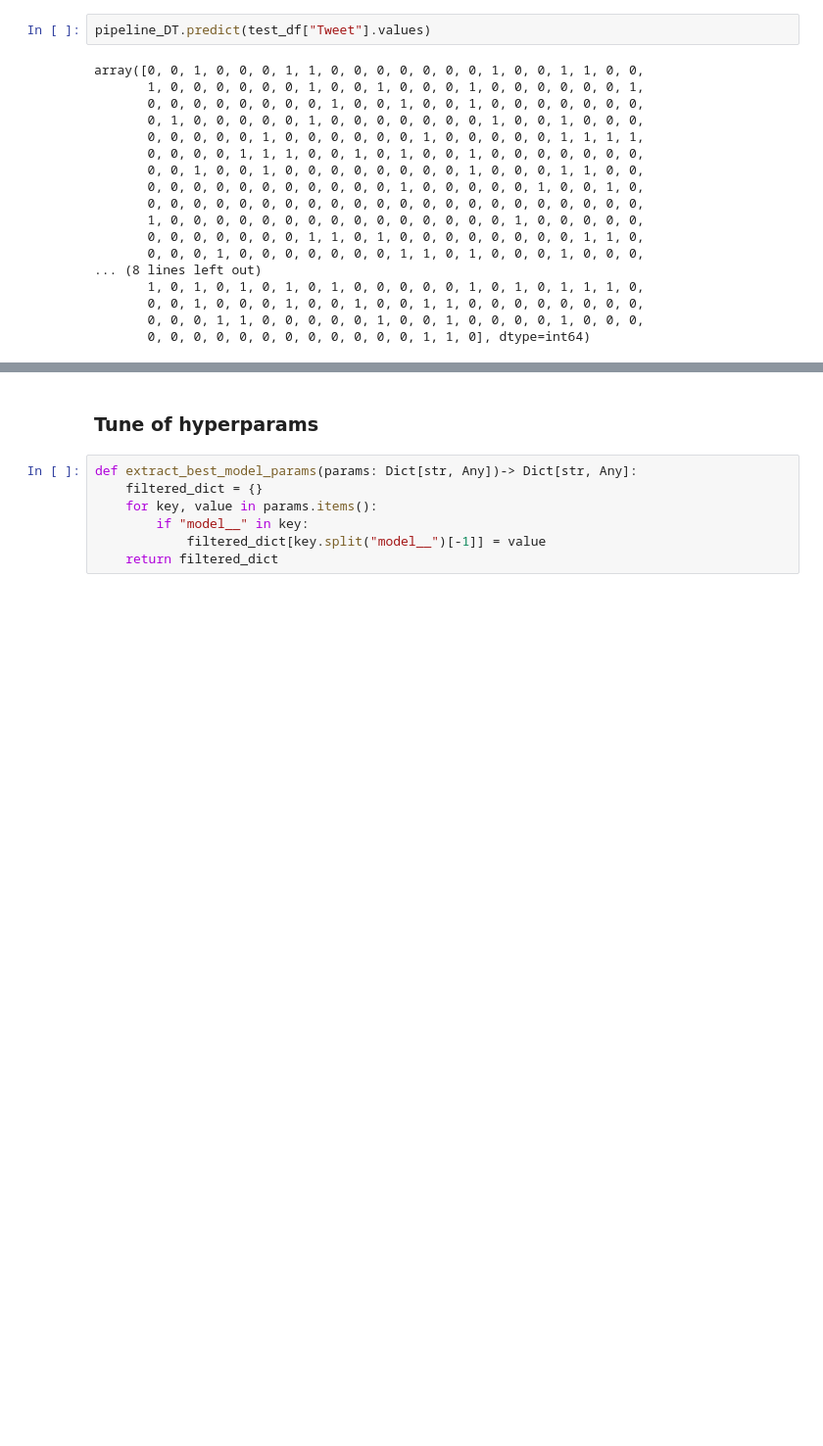
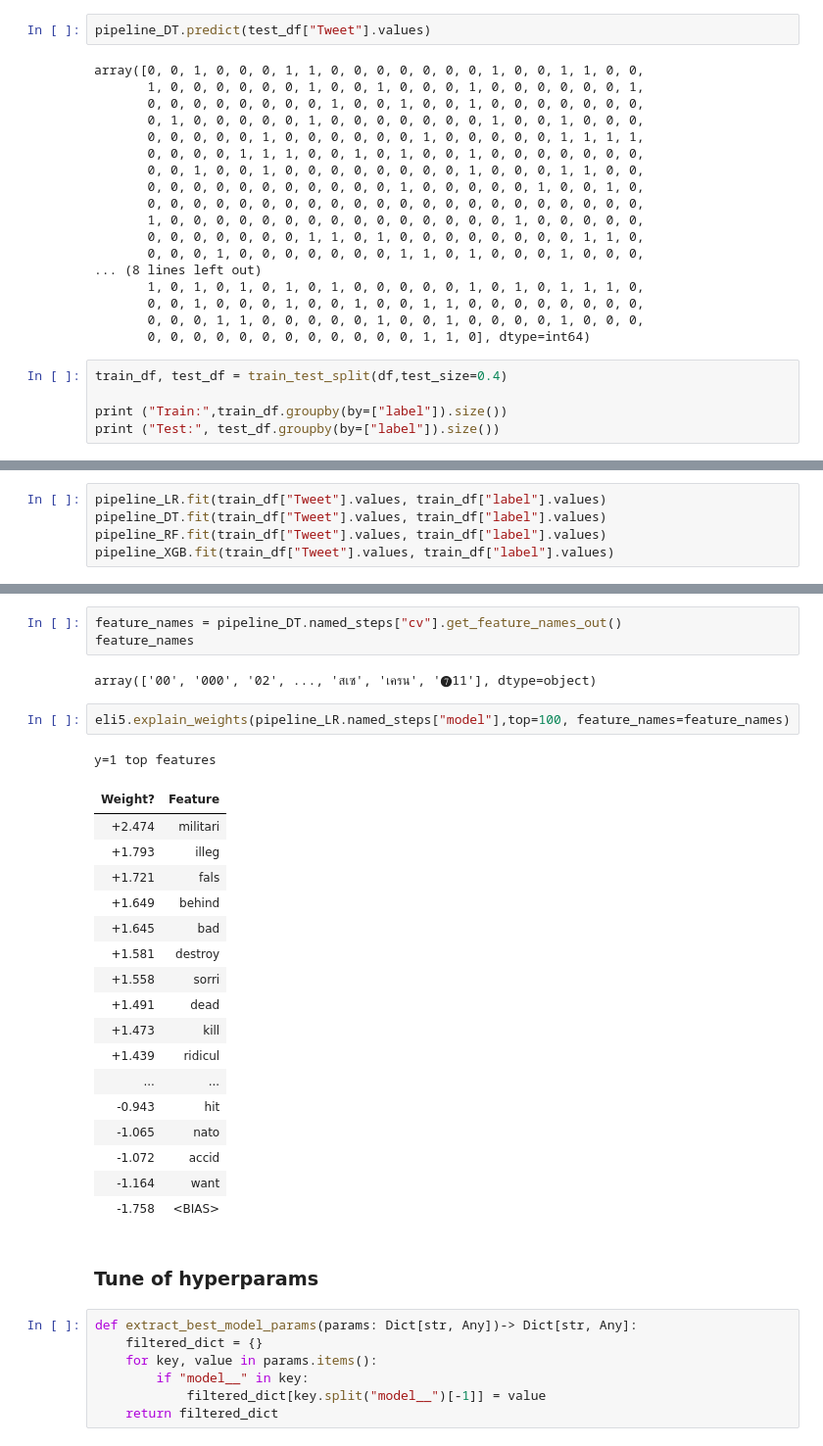
Before and after one commit to stabuzi/ML-tveets-about-Ukrain-analysis, a Jupyter notebook: notebooks/modelling.ipynb, the cells around one changed output, grey strips where cells are left out. Shown: that part at 98% size. Cells and saved outputs as stored; diff of their text form; blank space fills up the shorter version.

```diff
--- a/notebooks/modelling.ipynb
+++ b/notebooks/modelling.ipynb
@@ -585,3 +594,8 @@ array([0, 0, 1, 0, 0, 0, 1, 1, 0, 0, 0, 0, 0, 0, 0, 1, 0, 0, 1, 1, 0, 0,
        0, 0, 1, 0, 0, 0, 1, 0, 0, 1, 0, 0, 1, 1, 0, 0, 0, 0, 0, 0, 0, 0,
        0, 0, 0, 1, 1, 0, 0, 0, 0, 0, 1, 0, 0, 1, 0, 0, 0, 0, 1, 0, 0, 0,
        0, 0, 0, 0, 0, 0, 0, 0, 0, 0, 0, 0, 1, 1, 0], dtype=int64)
+# %%
+train_df, test_df = train_test_split(df,test_size=0.4)
+
+print ("Train:",train_df.groupby(by=["label"]).size())
+print ("Test:", test_df.groupby(by=["label"]).size())
@@ -587,0 +611,5 @@ array([0, 0, 1, 0, 0, 0, 1, 1, 0, 0, 0, 0, 0, 0, 0, 1, 0, 0, 1, 1, 0, 0,
+# %%
+pipeline_LR.fit(train_df["Tweet"].values, train_df["label"].values)
+pipeline_DT.fit(train_df["Tweet"].values, train_df["label"].values)
+pipeline_RF.fit(train_df["Tweet"].values, train_df["label"].values)
+pipeline_XGB.fit(train_df["Tweet"].values, train_df["label"].values)
@@ -588,3 +671,29 @@ array([0, 0, 1, 0, 0, 0, 1, 1, 0, 0, 0, 0, 0, 0, 0, 1, 0, 0, 1, 1, 0, 0,
+# %%
+feature_names = pipeline_DT.named_steps["cv"].get_feature_names_out()
+feature_names
+# %% [output]
+array(['00', '000', '02', ..., 'สเซ', 'เครน', '❼11'], dtype=object)
+# %%
+eli5.explain_weights(pipeline_LR.named_steps["model"],top=100, feature_names=feature_names)
+# %% [output]
+y=1 top features
+| Weight? | Feature |
+| +2.474 | militari |
+| +1.793 | illeg |
+| +1.721 | fals |
+| +1.649 | behind |
+| +1.645 | bad |
+| +1.581 | destroy |
+| +1.558 | sorri |
+| +1.491 | dead |
+| +1.473 | kill |
+| +1.439 | ridicul |
+| ... | ... |
+| -0.943 | hit |
+| -1.065 | nato |
+| -1.072 | accid |
+| -1.164 | want |
+| -1.758 | <BIAS> |
 # %% [markdown]
 ### Tune of hyperparams
 # %%
```
Also changed, not shown: parts of 11 cells of this notebook, 5 other files.
